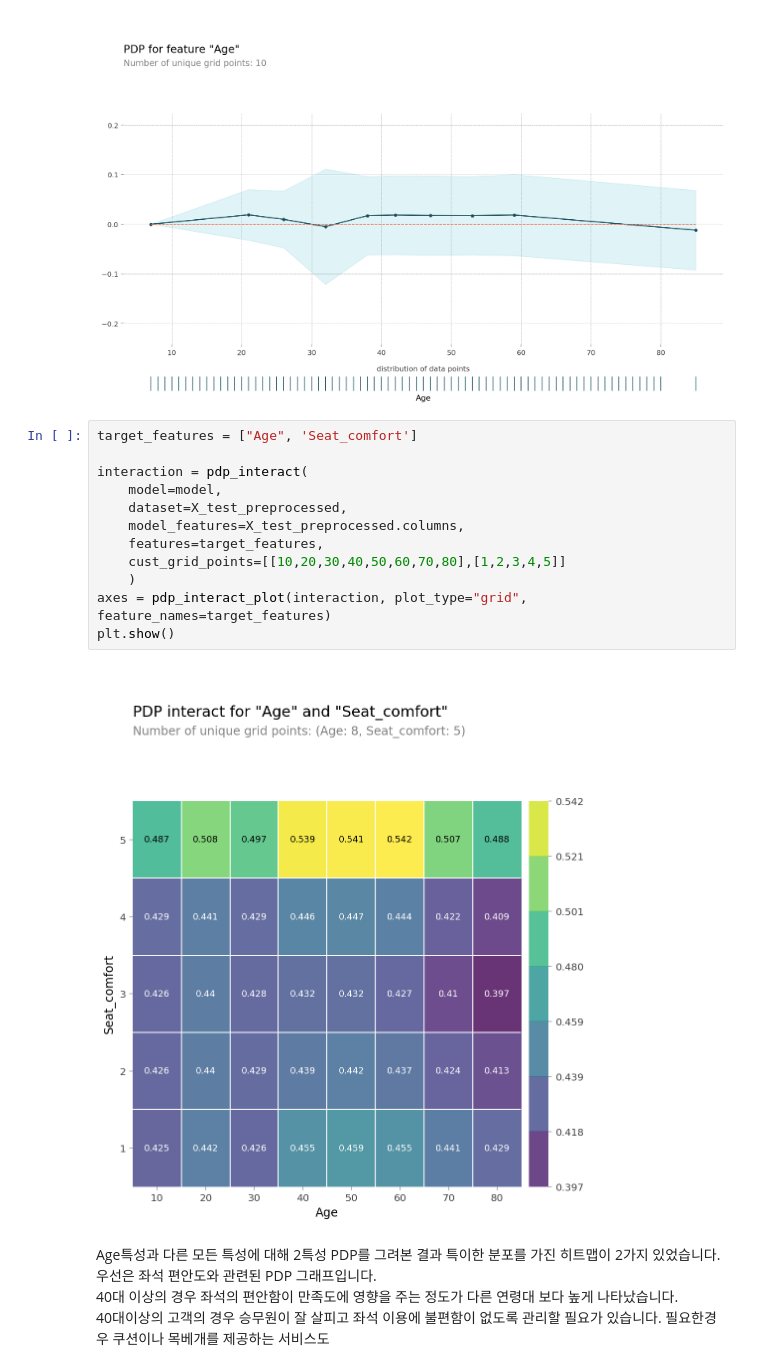
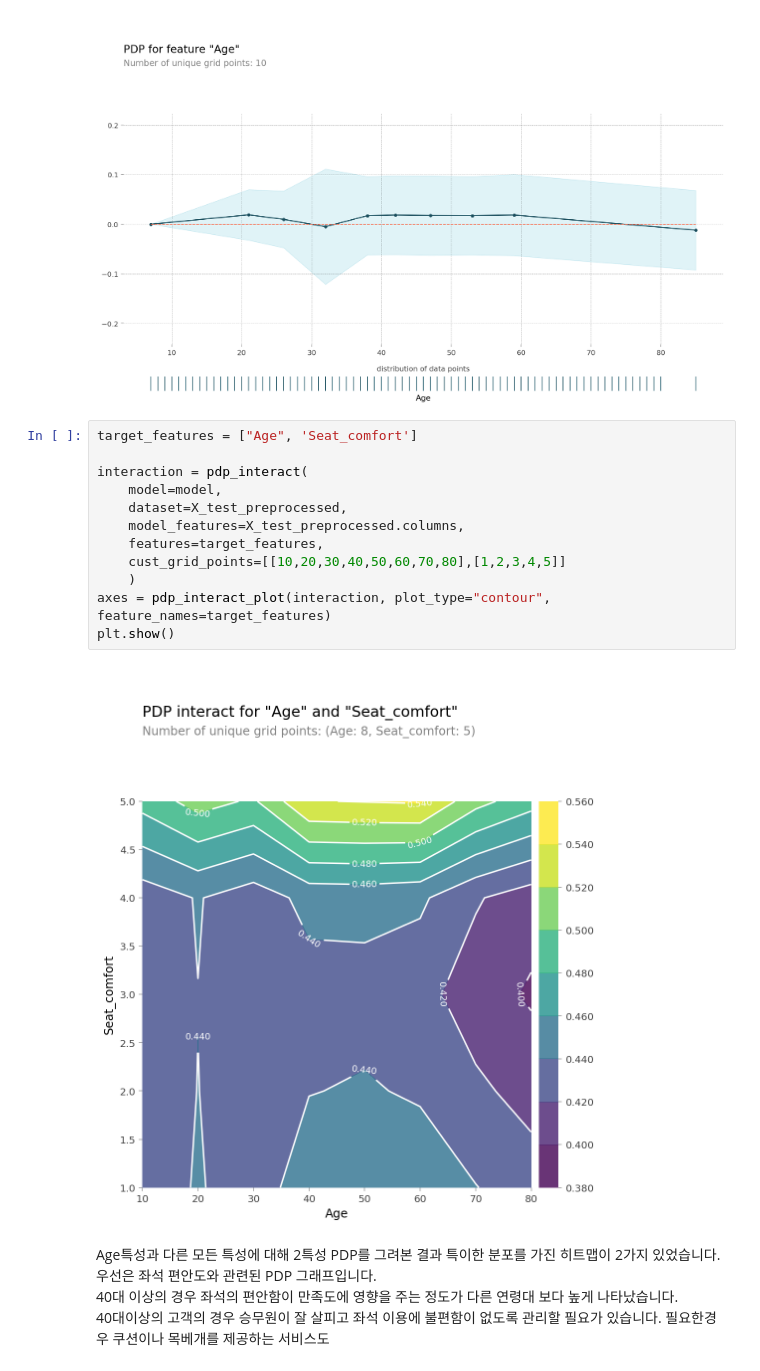
Before and after one commit to SYKIM5396/Airline_Satisfaction, a Jupyter notebook: Part4_6.ipynb, the cells around one changed output. Drawn from its saved outputs; the diff is of its cells as text.

```diff
--- a/Part4_6.ipynb
+++ b/Part4_6.ipynb
@@ -360,17 +420,17 @@ plt.show()
 # %%
 target_features = ["Age", 'Seat_comfort']
 
 interaction = pdp_interact(
     model=model,
     dataset=X_test_preprocessed,
     model_features=X_test_preprocessed.columns,
     features=target_features,
     cust_grid_points=[[10,20,30,40,50,60,70,80],[1,2,3,4,5]]
     )
-axes = pdp_interact_plot(interaction, plot_type="grid", feature_names=target_features)
+axes = pdp_interact_plot(interaction, plot_type="contour", feature_names=target_features)
 plt.show()
 # %% [output]
-[figure, old version]
+[figure, new version]
 # %% [markdown]
 Age특성과 다른 모든 특성에 대해 2특성 PDP를 그려본 결과 특이한 분포를 가진 히트맵이 2가지 있었습니다.
 우선은 좌석 편안도와 관련된 PDP 그래프입니다.
```
Also changed, not shown: parts of 9 cells of this notebook.
